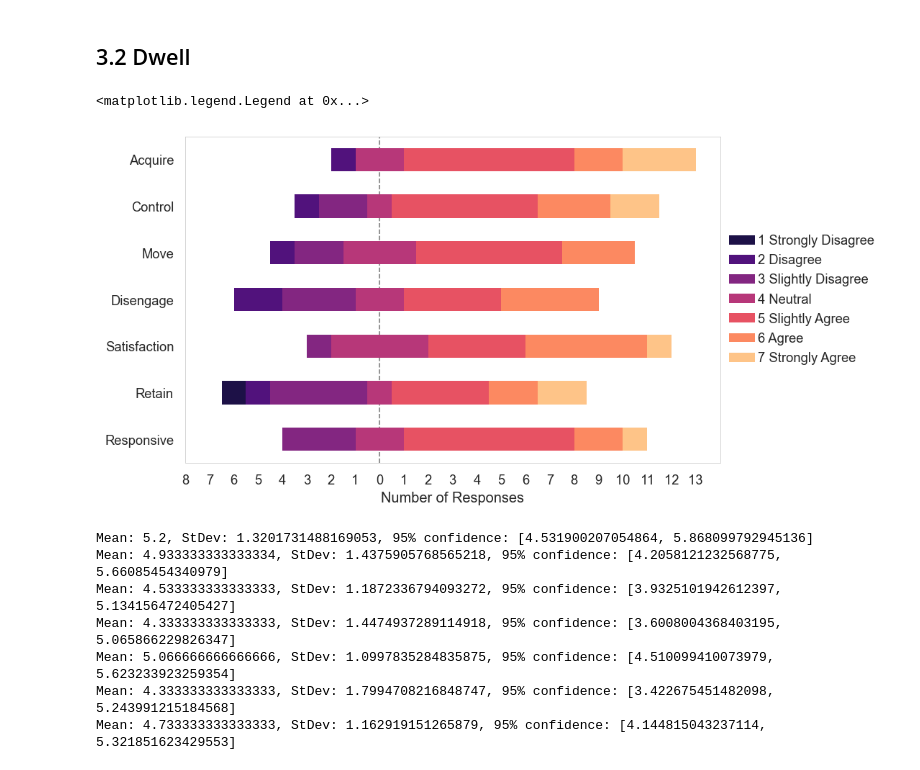
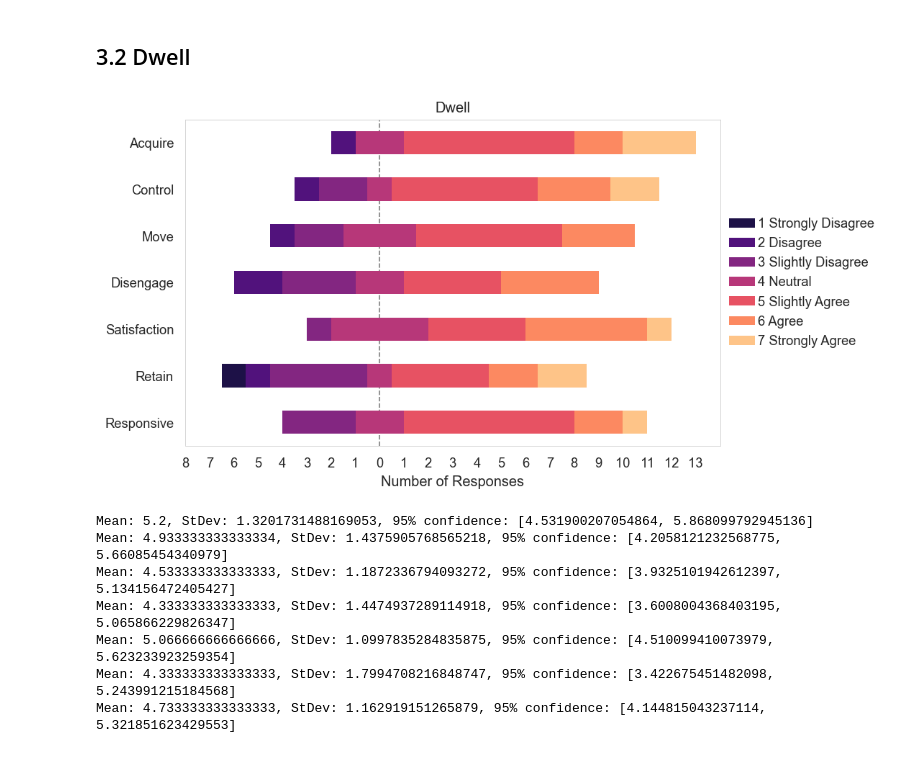
Before and after one commit to KieranWaugh/Push-or-Pinch-Exploring-Slider-Control-Gestures-for-Touchless-User-Interfaces, a Jupyter notebook: Analysis/PostTask.ipynb, the cells around one changed output. Cells and saved outputs as stored; diff of their text form; code cells hidden in the pictures.

```diff
--- a/Analysis/PostTask.ipynb
+++ b/Analysis/PostTask.ipynb
@@ -18,7 +18,7 @@ import math
 sns.set_context("notebook")
 sns.set_style("whitegrid")
 
-plt.rcParams['figure.dpi'] = 120
+plt.rcParams['figure.dpi'] = 300
 plt.rcParams['axes.linewidth'] = 0.5
 plt.rcParams['grid.linewidth'] = 0.5
 plt.rcParams['patch.linewidth'] = 0.0
@@ -224,12 +220,14 @@ Mean: 5.666666666666667, StDev: 0.816496580927726, 95% confidence: [5.2534623857
 ## 3.2 Dwell
 # %%
 axis = plot_likert.plot_likert(df_dwell[questions], [1, 2, 3, 4, 5, 6, 7], plot_percentage=False, colors=likert_palette, figsize=(8, 5));
+plt.title("Dwell")
 axis.grid(False)
 handles, _ = axis.get_legend_handles_labels()
 axis.legend(handles, scale_labels, handletextpad=0.2, columnspacing=0.8, loc="center right", ncol=1, frameon=False, bbox_to_anchor=(1.31, 0.5))
+
+plt.savefig("Plots/Dwell.pdf", bbox_inches='tight')
 # %% [output]
-<matplotlib.legend.Legend at 0x...>
-[figure, old version]
+[figure, new version]
 # %%
 questions = ["Acquire", "Control", "Move", "Disengage", "Satisfaction", "Retain", "Responsive"]
 for q in questions:
```
Also changed, not shown: parts of 14 cells of this notebook, 17 other files.
